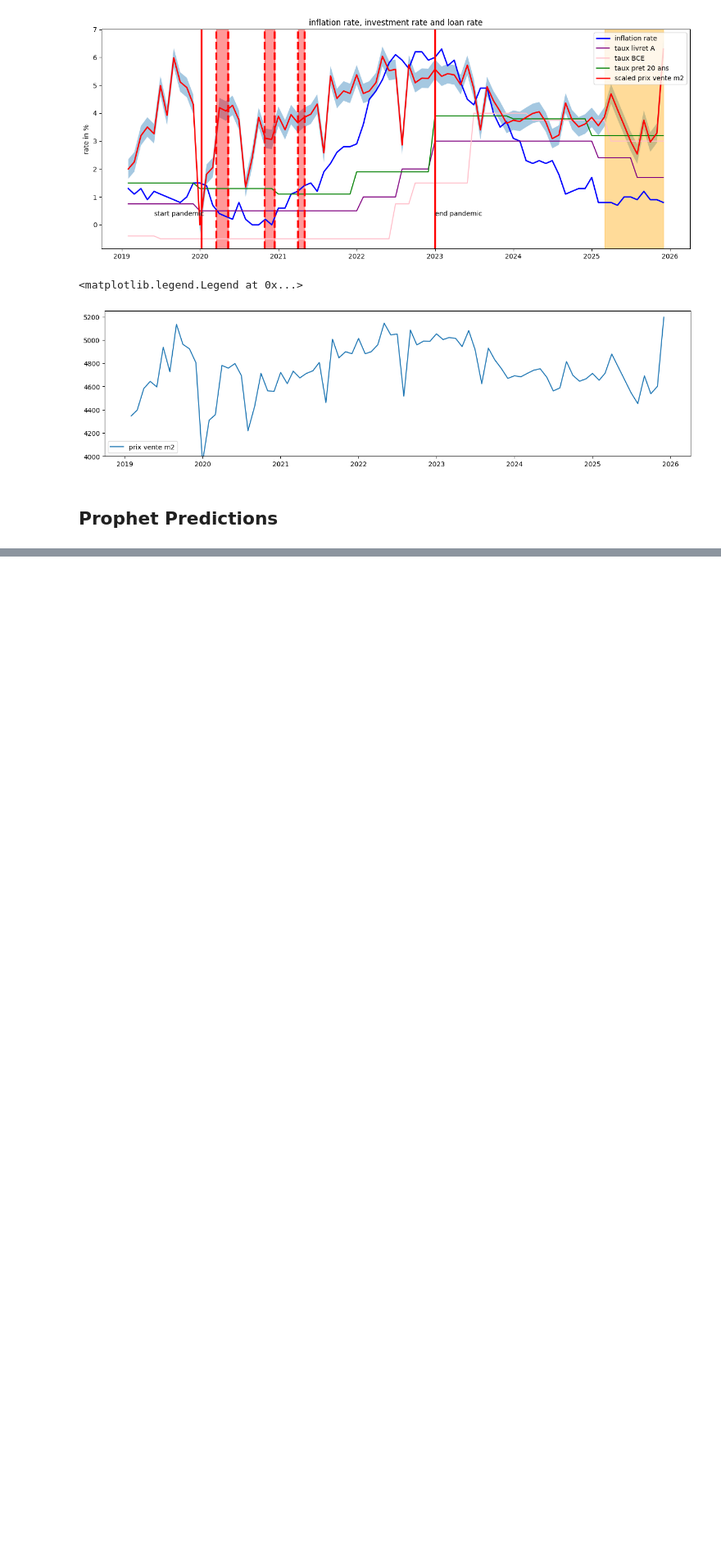
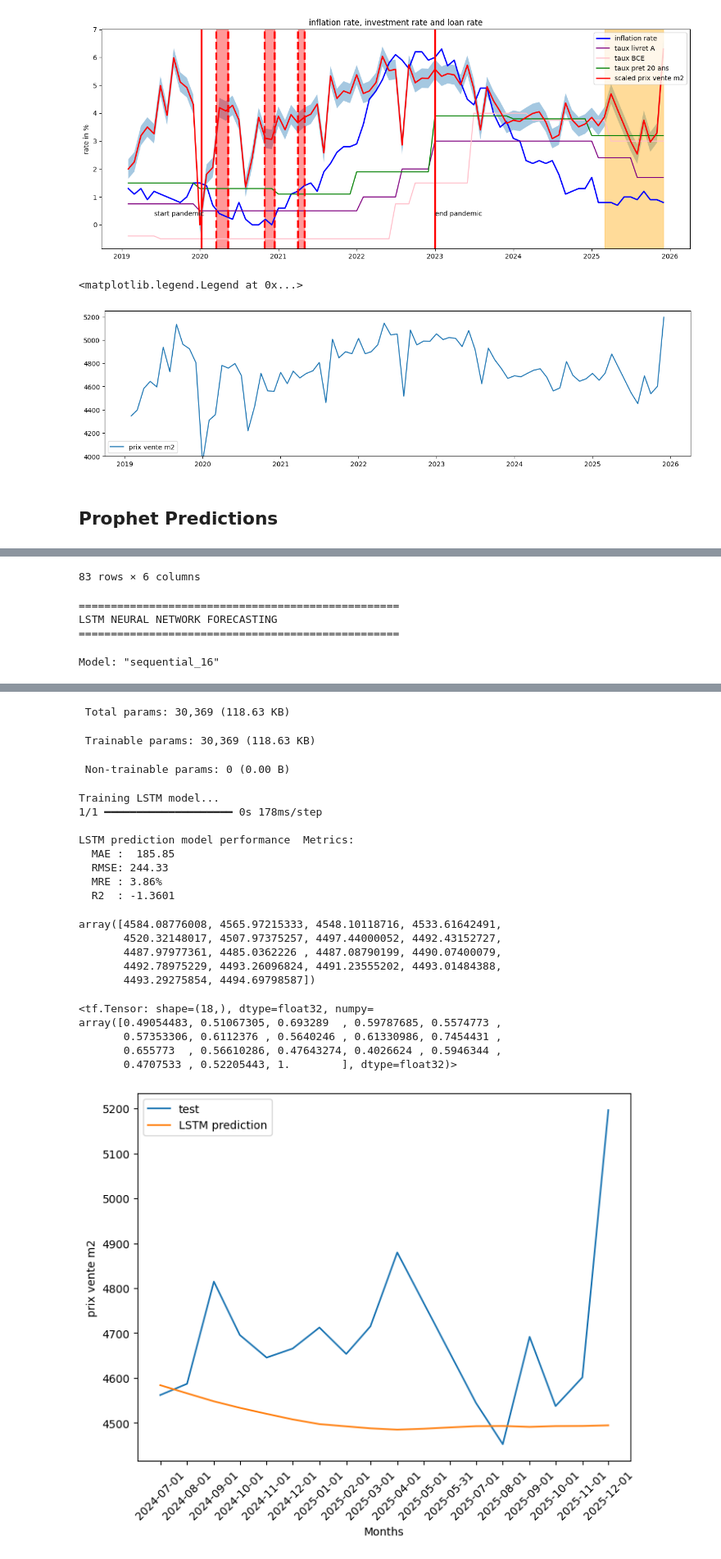
Before and after one commit to Clement2169/immocv, a Jupyter notebook: notebooks/PredictionAppartement.ipynb, the cells around one changed output, grey strips where cells are left out. Shown at 82% size. Drawn from its saved outputs; the diff is of its cells as text; code cells hidden in the pictures; blank space fills up the shorter version.

```diff
--- a/notebooks/PredictionAppartement.ipynb
+++ b/notebooks/PredictionAppartement.ipynb
@@ -699,0 +732,14 @@ R² Score: -0.9516
+# %%
+
+
+def prepare_lstm_data(df, features, lookback=30):
+    """Prepare data for LSTM with multiple features"""
+
+    # Normalize data
+    scaler = MinMaxScaler()
+    scaled_data = scaler.fit_transform(df[features])
+
+    # create the data
+    X,y = create_sequences(scaled_data,lookback)
+
+    return X, y, scaler
@@ -699,0 +812,25 @@ R² Score: -0.9516
+# %%
+display(df3)
+
+features = ['y', 'inflation', 'taux_livret_A', 'taux_BCE', 'taux_pret_20ans']
+
+tf.config.set_visible_devices([], '')
+
+model, X_test, y_test, y_pred, history = lstm_forecast(df=df3,features=features,length=length,lookback=30)
+
+data = {
+    'time' :  df3.index[-len(y_pred)],
+    'yhat' : y_pred
+}
+
+
+mae_lstm, rmse_lstm, mre_lstm, r2_lstm = calculate_metrics(y_true,y_pred,"LSTM prediction model")
+
+y_pred_lstm = pd.DataFrame(data)
+
+display(y_pred)
+display(y_test)
+
+forecasts = {"LSTM prediction": y_pred_lstm}
+plot_predictions(forecasts,test_data[-len(y_pred_lstm):],length)
+# %% [output]
@@ -699,0 +850,5 @@ R² Score: -0.9516
+83 rows × 6 columns
+==================================================
+LSTM NEURAL NETWORK FORECASTING
+==================================================
+Model: "sequential_16"
@@ -699,0 +866,22 @@ R² Score: -0.9516
+ Total params: 30,369 (118.63 KB)
+ Trainable params: 30,369 (118.63 KB)
+ Non-trainable params: 0 (0.00 B)
+Training LSTM model...
+1/1 ━━━━━━━━━━━━━━━━━━━━ 0s 178ms/step
+
+LSTM prediction model performance  Metrics:
+  MAE :  185.85
+  RMSE: 244.33
+  MRE : 3.86%
+  R2  : -1.3601
+array([4584.08776008, 4565.97215333, 4548.10118716, 4533.61642491,
+       4520.32148017, 4507.97375257, 4497.44000052, 4492.43152727,
+       4487.97977361, 4485.0362226 , 4487.08790199, 4490.07400079,
+       4492.78975229, 4493.26096824, 4491.23555202, 4493.01484388,
+       4493.29275854, 4494.69798587])
+<tf.Tensor: shape=(18,), dtype=float32, numpy=
+array([0.49054483, 0.51067305, 0.693289  , 0.59787685, 0.5574773 ,
+       0.57353306, 0.6112376 , 0.5640246 , 0.61330986, 0.7454431 ,
+       0.655773  , 0.56610286, 0.47643274, 0.4026624 , 0.5946344 ,
+       0.4707533 , 0.52205443, 1.        ], dtype=float32)>
+[figure, added]
```
Also changed, not shown: parts of 15 cells of this notebook.
